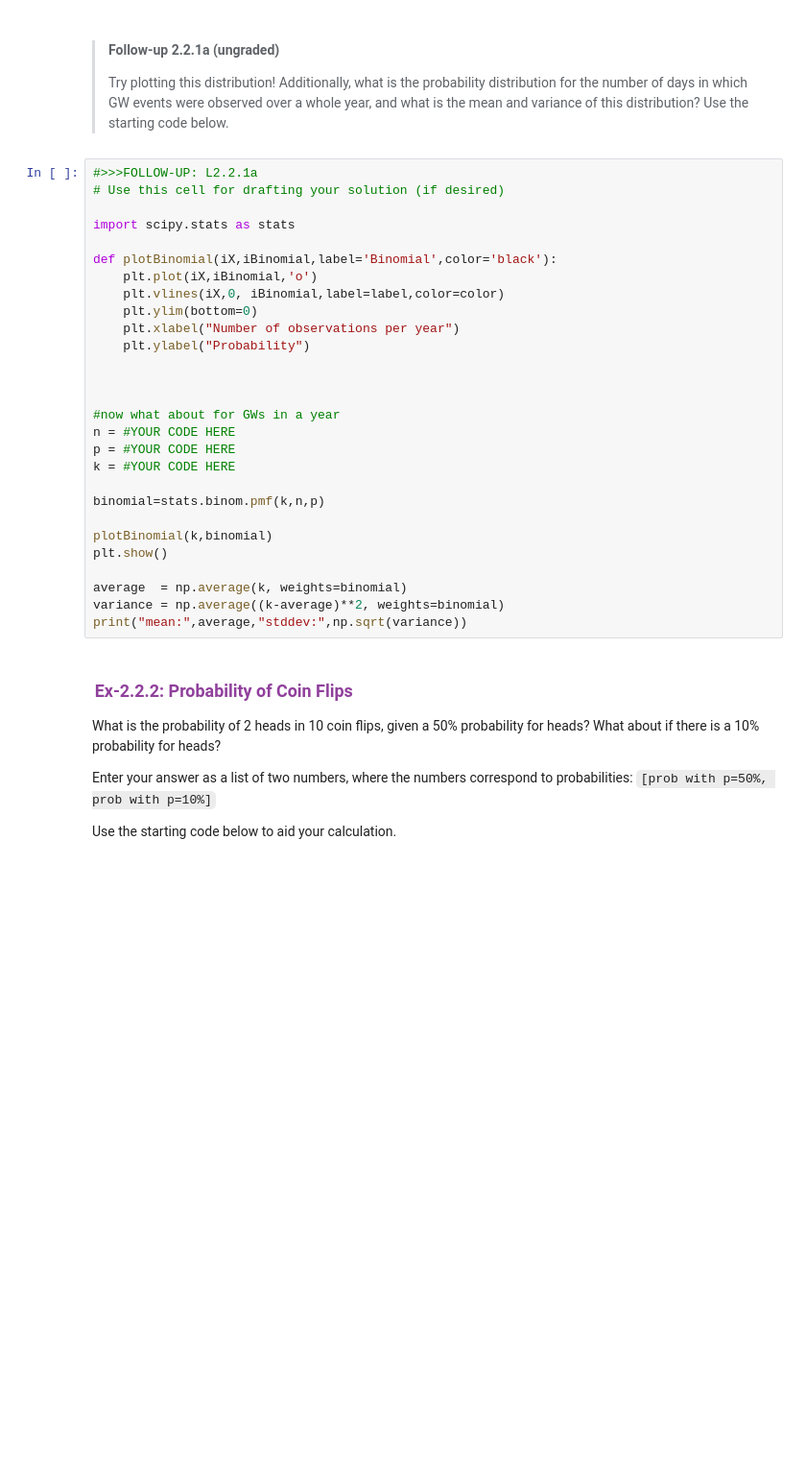
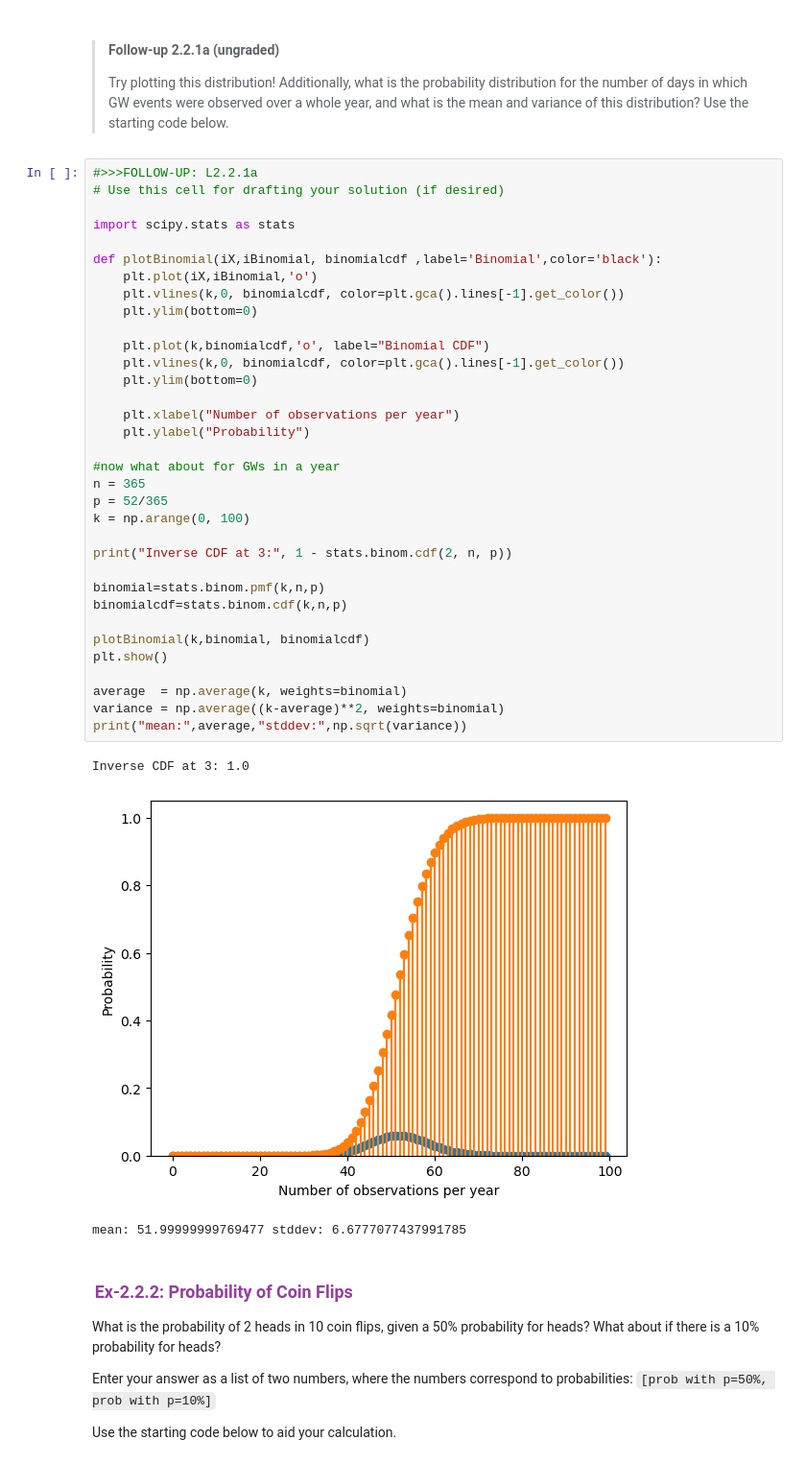
Before and after one commit to catherine4331/ComputationalDataScience, a Jupyter notebook: 8S50x_L02.ipynb, the cells around one changed output. Shown: that part at 96% size. Drawn from its saved outputs; the diff is of its cells as text; blank space fills up the shorter version.

```diff
--- a/8S50x_L02.ipynb
+++ b/8S50x_L02.ipynb
@@ -493,31 +512,41 @@ Let's do another related problem. With the current rate of gravitational wave (G
 # %%
 #>>>FOLLOW-UP: L2.2.1a
 # Use this cell for drafting your solution (if desired)
 
 import scipy.stats as stats
 
-def plotBinomial(iX,iBinomial,label='Binomial',color='black'):
+def plotBinomial(iX,iBinomial, binomialcdf ,label='Binomial',color='black'):
     plt.plot(iX,iBinomial,'o')
-    plt.vlines(iX,0, iBinomial,label=label,color=color)
+    plt.vlines(k,0, binomialcdf, color=plt.gca().lines[-1].get_color())
     plt.ylim(bottom=0)
+
+    plt.plot(k,binomialcdf,'o', label="Binomial CDF")
+    plt.vlines(k,0, binomialcdf, color=plt.gca().lines[-1].get_color())
+    plt.ylim(bottom=0)
+
     plt.xlabel("Number of observations per year")
     plt.ylabel("Probability")
 
+#now what about for GWs in a year
+n = 365
+p = 52/365
+k = np.arange(0, 100)
 
-
-#now what about for GWs in a year
-n = #YOUR CODE HERE
-p = #YOUR CODE HERE
-k = #YOUR CODE HERE
+print("Inverse CDF at 3:", 1 - stats.binom.cdf(2, n, p))
 
 binomial=stats.binom.pmf(k,n,p)
+binomialcdf=stats.binom.cdf(k,n,p)
 
-plotBinomial(k,binomial)
+plotBinomial(k,binomial, binomialcdf)
 plt.show()
 
 average  = np.average(k, weights=binomial)
 variance = np.average((k-average)**2, weights=binomial)
 print("mean:",average,"stddev:",np.sqrt(variance))
+# %% [output]
+Inverse CDF at 3: 1.0
+[figure, added]
+mean: 51.99999999769477 stddev: 6.6777077437991785
 # %% [markdown]
 ### <span style="border:3px; border-style:solid; padding: 0.15em; border-color: #90409C; color: #90409C;">Ex-2.2.2: Probability of Coin Flips</span>
 
```
Also changed, not shown: parts of 4 cells of this notebook.
